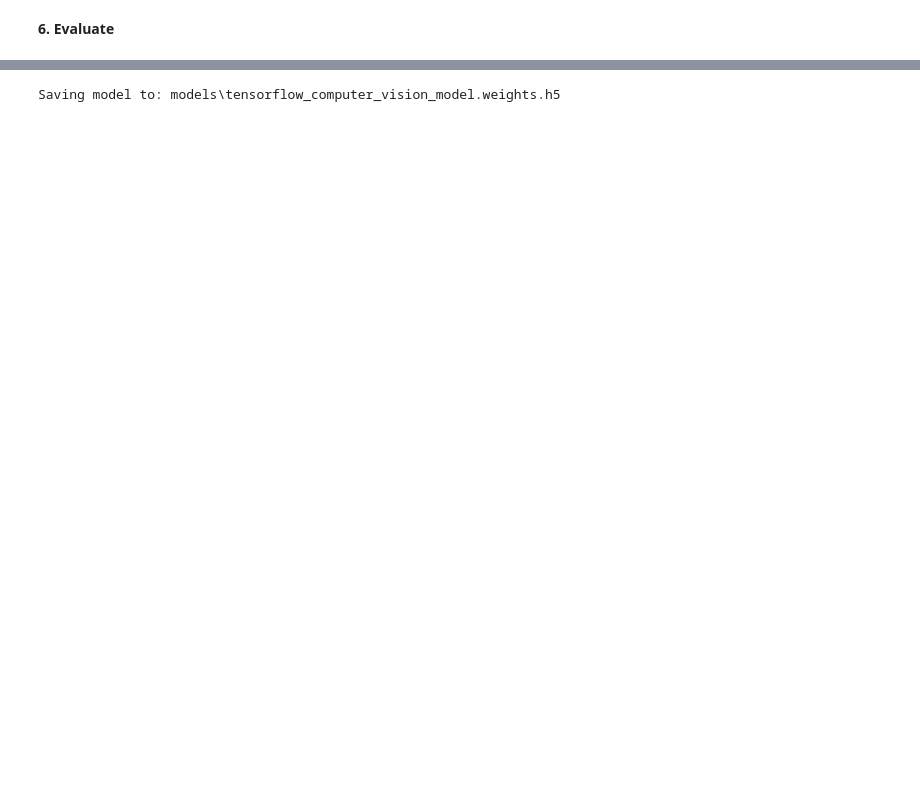
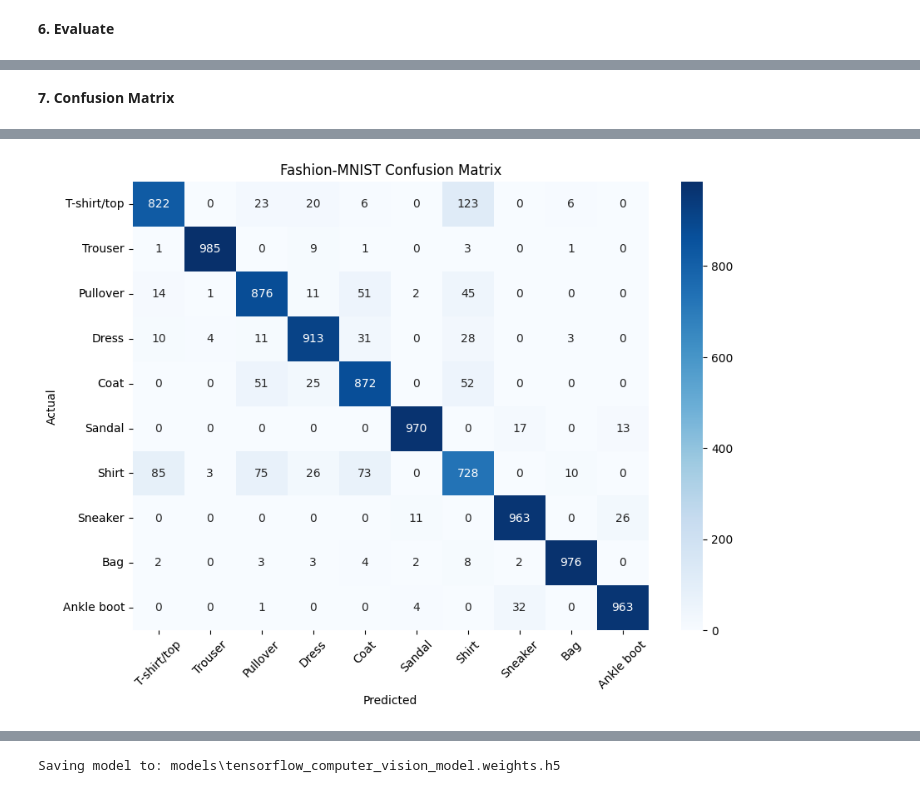
Before and after one commit to matcze/image_classifier, a Jupyter notebook: model_tensorflow/fashion_mnist.ipynb, the cells around one changed output, grey strips where cells are left out. Saved outputs shown, nothing was run; the diff lists cells and outputs as text; code cells hidden in the pictures; blank space fills up the shorter version.

```diff
--- a/model_tensorflow/fashion_mnist.ipynb
+++ b/model_tensorflow/fashion_mnist.ipynb
@@ -168,0 +224,29 @@ Test Accuracy: 90.08%
+# %% [markdown]
+**7. Confusion Matrix**
+# %%
+y_pred_probs = model.predict(x_test)
+y_pred = np.argmax(y_pred_probs, axis=1)
+cm = confusion_matrix(y_true, y_pred)
+# %%
+classes = [
+    "T-shirt/top", "Trouser", "Pullover", "Dress", "Coat",
+    "Sandal", "Shirt", "Sneaker", "Bag", "Ankle boot"
+]
+# %%
+plt.figure(figsize=(10, 7))
+sns.heatmap(
+    cm,
+    annot=True,
+    fmt="d",
+    cmap="Blues",
+    xticklabels=classes,
+    yticklabels=classes
+)
+
+plt.xlabel("Predicted")
+plt.ylabel("Actual")
+plt.title("Fashion-MNIST Confusion Matrix")
+plt.xticks(rotation=45)
+plt.yticks(rotation=0)
+plt.show()
+# %% [output]
@@ -168,0 +254 @@ Test Accuracy: 90.08%
+[figure, added]
```
Also changed, not shown: parts of 17 cells of this notebook, 1 other file.
